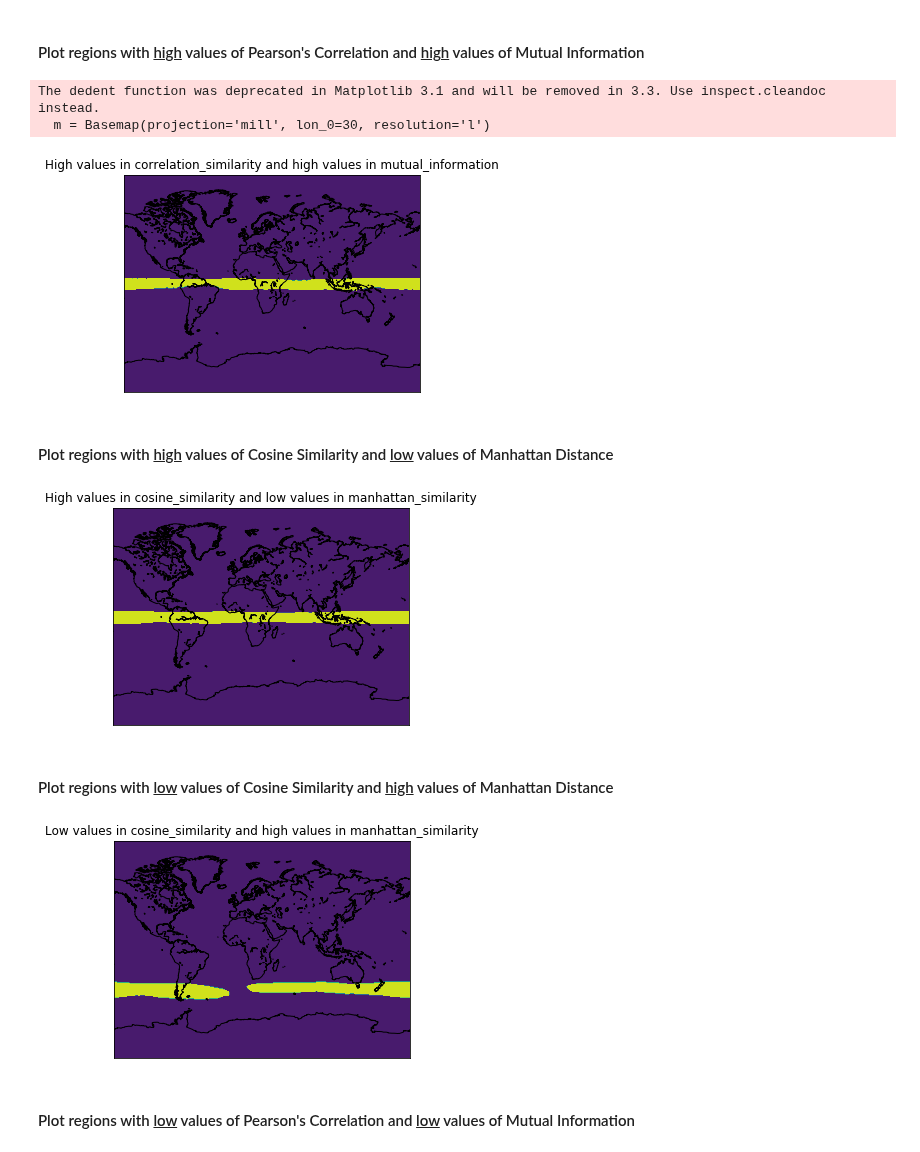
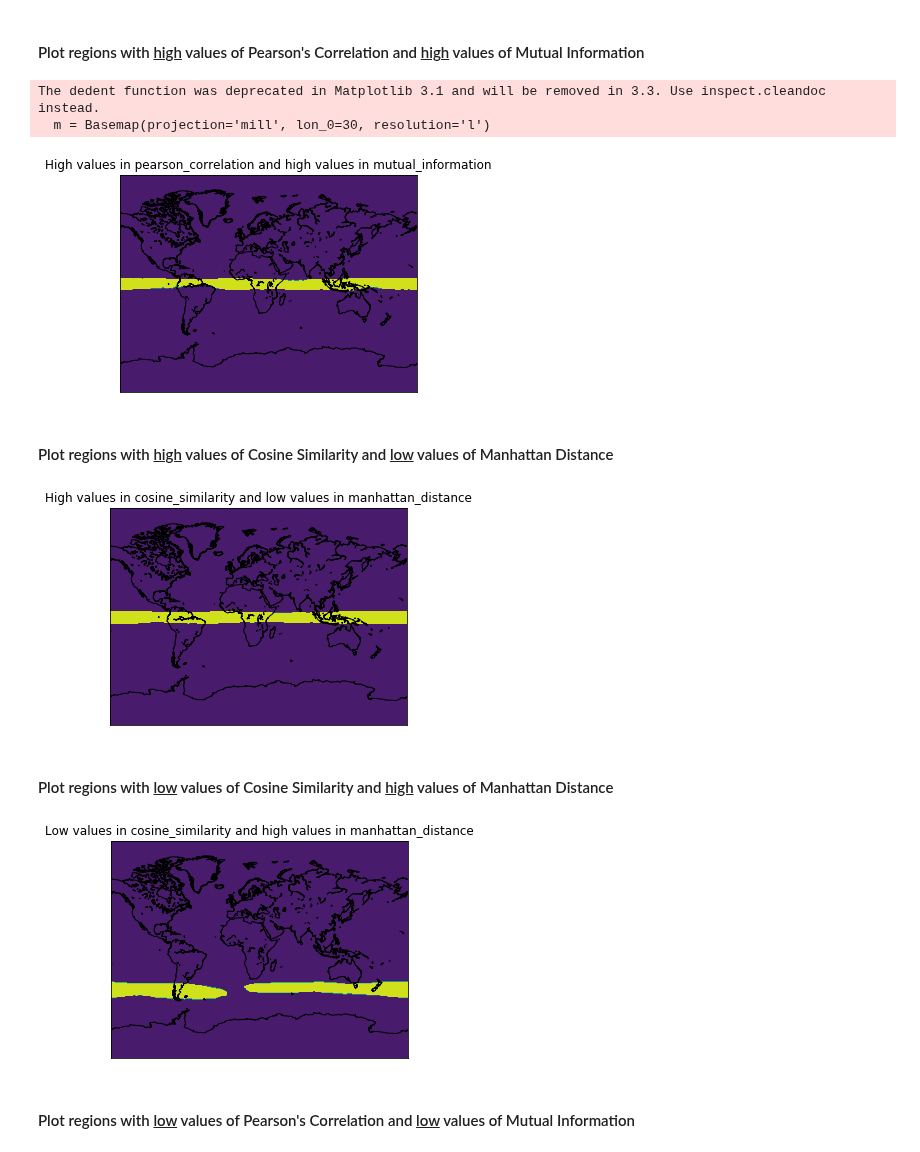
Before and after one commit to Climate-Data-Science/Climate-Similarity-Metrics, a Jupyter notebook: 8_similarity_metrics_dependency.ipynb, the cells around one changed output. Saved outputs shown, nothing was run; the diff lists cells and outputs as text; code cells hidden in the pictures.

```diff
--- a/8_similarity_metrics_dependency.ipynb
+++ b/8_similarity_metrics_dependency.ipynb
@@ -82,26 +82,26 @@ print(plots.plot_similarity_dependency_regions.__doc__)
 # %% [markdown]
 <h4>Plot regions with <u>high</u> values of Pearson's Correlation and <u>high</u> values of Mutual Information</h4>
 # %%
-plots.plot_similarity_dependency_regions(u_l30, qbo_equator, sim.correlation_similarity, sim.mutual_information,
+plots.plot_similarity_dependency_regions(u_l30, qbo_equator, sim.pearson_correlation, sim.mutual_information,
                                        mode="high_high", level=0)
 # %% [output]
 The dedent function was deprecated in Matplotlib 3.1 and will be removed in 3.3. Use inspect.cleandoc instead.
   m = Basemap(projection='mill', lon_0=30, resolution='l')
-[figure, old version]
+[figure, new version]
 # %% [markdown]
 <h4>Plot regions with <u>high</u> values of Cosine Similarity and <u>low</u> values of Manhattan Distance</h4>
 # %%
-plots.plot_similarity_dependency_regions(u_l30, qbo_equator, sim.cosine_similarity, sim.manhattan_similarity,
+plots.plot_similarity_dependency_regions(u_l30, qbo_equator, sim.cosine_similarity, sim.manhattan_distance,
                                        mode="high_low", level=0)
 # %% [output]
-[figure, old version]
+[figure, new version]
 # %% [markdown]
 <h4>Plot regions with <u>low</u> values of Cosine Similarity and <u>high</u> values of Manhattan Distance</h4>
 # %%
-plots.plot_similarity_dependency_regions(u_l30, qbo_equator, sim.cosine_similarity, sim.manhattan_similarity,
+plots.plot_similarity_dependency_regions(u_l30, qbo_equator, sim.cosine_similarity, sim.manhattan_distance,
                                        mode="low_high", level=0)
 # %% [output]
-[figure, old version]
+[figure, new version]
 # %% [markdown]
 <h4>Plot regions with <u>low</u> values of Pearson's Correlation and <u>low</u> values of Mutual Information</h4>
 # %%
```
Also changed, not shown: parts of 2 cells of this notebook, 9 other files.
